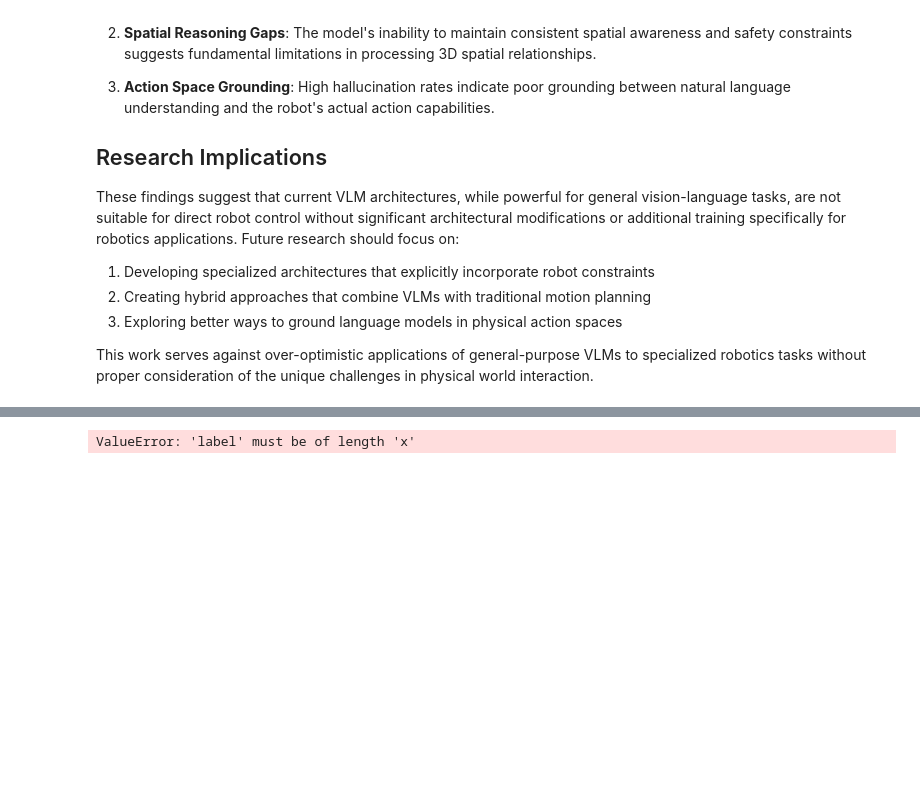
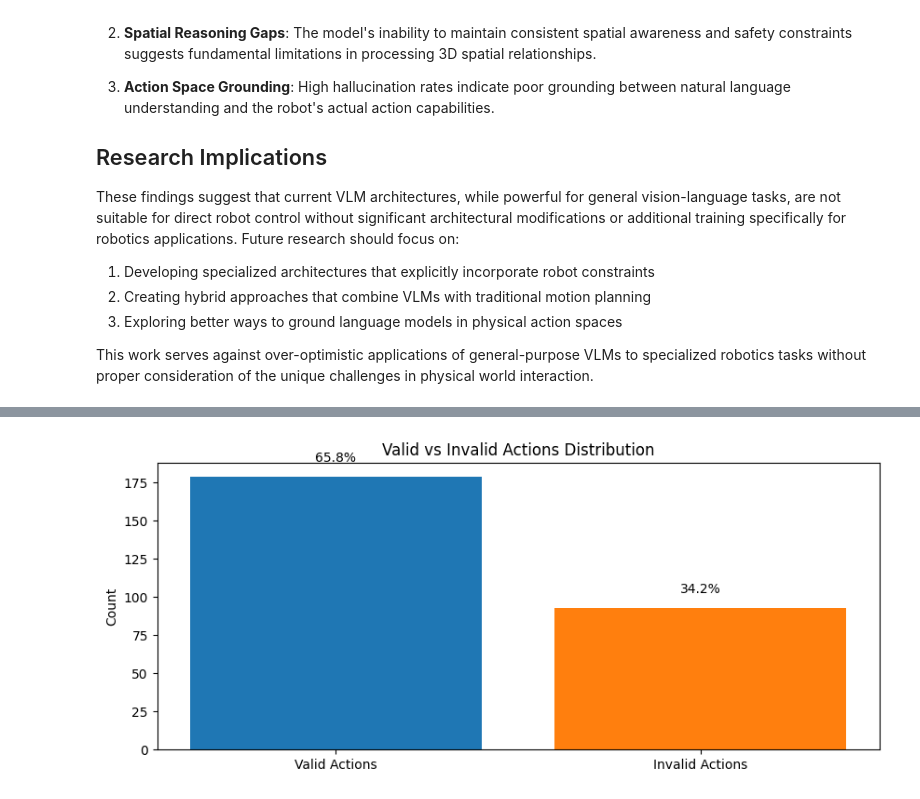
Before and after one commit to Omoshirokunai/ros_llm_ws_pal, a Jupyter notebook: src/flask_app/analysis.ipynb, the cells around one changed output, grey strips where cells are left out. Saved outputs shown, nothing was run; the diff lists cells and outputs as text; code cells hidden in the pictures; blank space fills up the shorter version.

```diff
--- a/src/flask_app/analysis.ipynb
+++ b/src/flask_app/analysis.ipynb
@@ -176,40 +132,17 @@ ValueError: 'label' must be of length 'x'
-# %%
-
-# 1. Valid vs Invalid Actions Distribution
-ax1.bar(['Valid Actions', 'Invalid Actions'],
-        [sessions_df['valid_actions'].sum(), sessions_df['invalid_actions'].sum()])
-ax1.set_title('Distribution of Valid vs Invalid Actions')
-ax1.set_ylabel('Count')
-
-# 2. Safety Triggers per Session
-ax2.hist(sessions_df['safety_triggers'], bins=10)
-ax2.set_title('Safety Triggers Distribution')
-ax2.set_xlabel('Number of Safety Triggers')
-ax2.set_ylabel('Number of Sessions')
-
-# 3. Model Inference Time Distribution
-ax3.hist(sessions_df['subgoal_gen_time'], bins=10)
-ax3.set_title('Model Inference Time Distribution')
-ax3.set_xlabel('Time (seconds)')
-ax3.set_ylabel('Number of Sessions')
-
-# 4. Success Rate Pie Chart
-success_counts = sessions_df['task_success'].value_counts()
-ax4.pie(success_counts, labels=['Failed', 'Successful'], autopct='%1.1f%%')
-ax4.set_title('Task Success Rate')
-
-plt.tight_layout()
-plt.show()
-
-# Additional analysis - Time series of performance
-plt.figure(figsize=(12, 6))
-sessions_df['cumulative_success_rate'] = sessions_df['task_success'].cumsum() / (np.arange(len(sessions_df)) + 1)
-plt.plot(sessions_df['timestamp'], sessions_df['cumulative_success_rate'])
-plt.title('Cumulative Success Rate Over Time')
-plt.xlabel('Session Time')
-plt.ylabel('Success Rate')
-plt.xticks(rotation=45)
-plt.tight_layout()
-plt.show()
-# %% [output]
-ValueError: 'label' must be of length 'x'
+# %%
+# Second cell - Create visualizations
+import numpy as np
+
+# 1. Valid vs Invalid Actions Distribution
+fig, ax = plt.subplots(figsize=(10, 4))
+actions = ['Valid Actions', 'Invalid Actions']
+counts = [sessions_df['valid_actions'].sum(), sessions_df['invalid_actions'].sum()]
+ax.bar(actions, counts, color=['#1f77b4', '#ff7f0e'])
+ax.set_ylabel('Count')
+ax.set_title('Valid vs Invalid Actions Distribution')
+#print pecentage of invalid vs valid actions
+for i, count in enumerate(counts):
+    ax.text(i, count + 10, f"{count / total_actions * 100:.1f}%", ha='center')
+plt.show()
+# %% [output]
+[figure, added]
```
Also changed, not shown: parts of 9 cells of this notebook, 1 other file.
